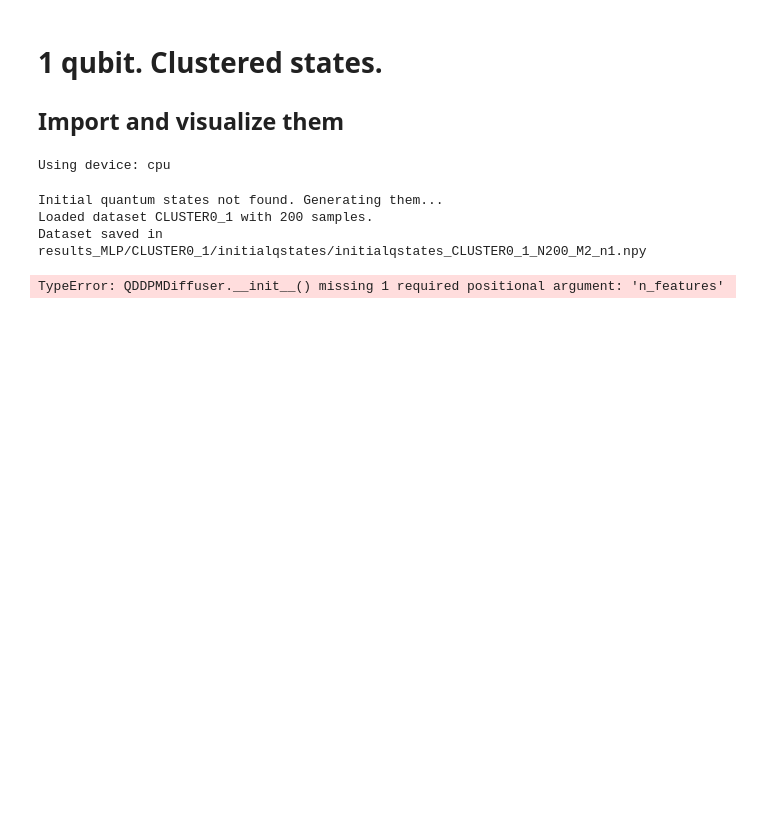
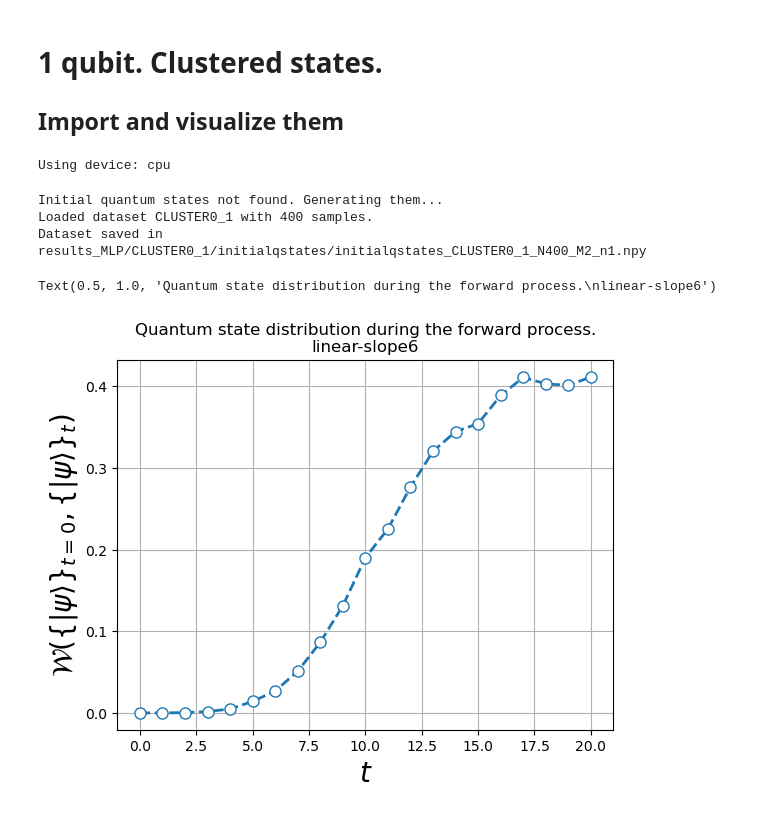
Before and after one commit to alapena/QuantGenMdl, a Jupyter notebook: train_simple_mlp.ipynb, the cells around one changed output. Drawn from its saved outputs; the diff is of its cells as text; code cells hidden in the pictures; blank space fills up the shorter version.

```diff
--- a/train_simple_mlp.ipynb
+++ b/train_simple_mlp.ipynb
@@ -29,13 +32,13 @@ config = {
         # 'transforms': {
         #     'resize': 16
         # },
-        'maxsize': 200
+        'maxsize': 400
     },
     'model': {
         'n_timesteps': 20,
         'diffusion_schedule': {
             'name': 'linear',
-            'slope': 2,
+            'slope': 6,
             # 'vrescale': 50,
             # 'hrescale': 26
         }
@@ -47,26 +50,28 @@ diffusion_schedule_nickname = get_diffusion_schedule_nickname(config)
 n_data = config['dataset']['maxsize']
 n_timesteps = config['model']['n_timesteps']
 device = set_device(config.get('device', 'cpu'))
+get_path_partial = partial(get_path, config, modeltype='MLP', diffusion_schedule_nickname=diffusion_schedule_nickname, n_data=n_data, n_features=n_features, n_qubits=n_qubits, n_timesteps=n_timesteps)
 # %% [output]
 Using device: cpu
 # %%
 diffuser = QDDPMDiffuser(config, n_data, n_timesteps, n_features, device=device)
-diffuser.diffuse()
+states_diffused =diffuser.diffuse()
 wass = diffuser.compute_wassdist_forward()
 
 fig, ax1 = plt.subplots()
 ax1.plot(wass, 'o--', mfc='white', markersize=8, lw=2)
 # plt.plot(wass)
 ax1.set_ylabel(r'$\mathcal{W}\left(\{|\psi\rangle\}_{t=0}, \{|\psi\rangle\}_{t} \right)$', fontsize=20)
 ax1.set_xlabel(r'$t$', fontsize=20)
 # plt.xticks(range(n_timesteps+1))
 ax1.grid(True)
 ax1.set_title(f'Quantum state distribution during the forward process.\n{diffusion_schedule_nickname}')
 
 # ax2 = ax1.twinx()
 # ax2.plot(diffusion_weights.cpu(), c='orange', label='Diffusion weight')
 # %% [output]
 Initial quantum states not found. Generating them...
-Loaded dataset CLUSTER0_1 with 200 samples.
-Dataset saved in results_MLP/CLUSTER0_1/initialqstates/initialqstates_CLUSTER0_1_N200_M2_n1.npy
+Loaded dataset CLUSTER0_1 with 400 samples.
+Dataset saved in results_MLP/CLUSTER0_1/initialqstates/initialqstates_CLUSTER0_1_N400_M2_n1.npy
-TypeError: QDDPMDiffuser.__init__() missing 1 required positional argument: 'n_features'
+Text(0.5, 1.0, 'Quantum state distribution during the forward process.\nlinear-slope6')
+[figure, added]
```
Also changed, not shown: parts of 23 cells of this notebook, 3 other files.
